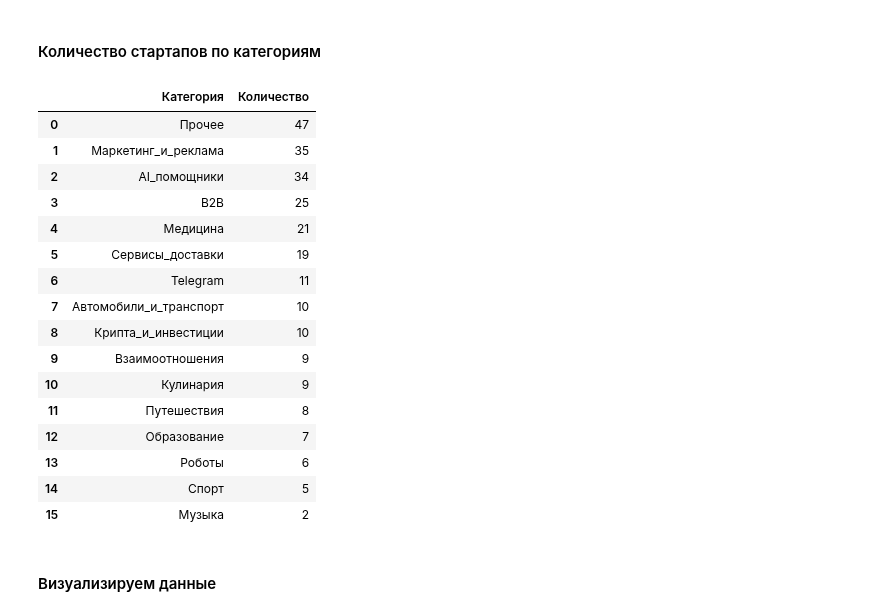
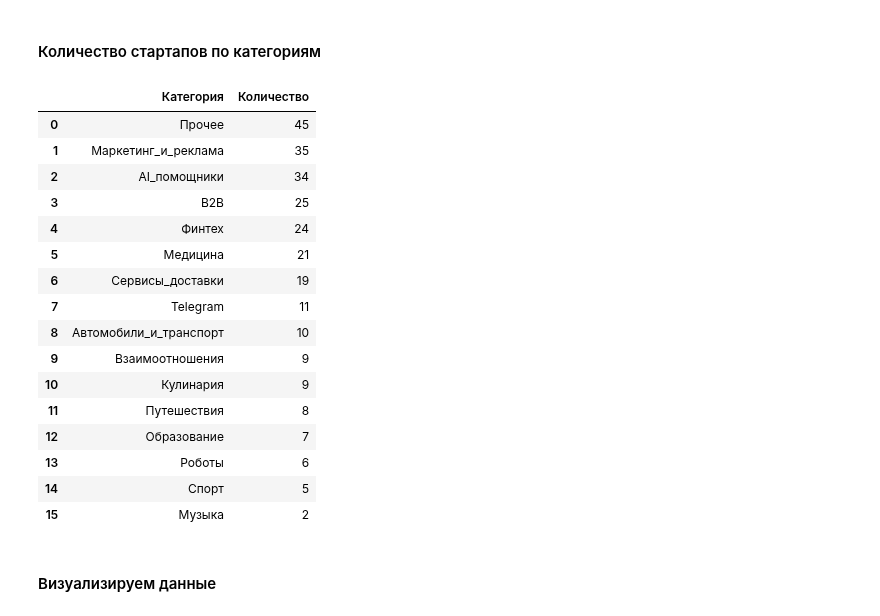
Before and after one commit to panchill/Startup-analytics, a Jupyter notebook: Startup_analytics.ipynb, the cells around one changed output. Cells and saved outputs as stored; diff of their text form; code cells hidden in the pictures.

```diff
--- a/Startup_analytics.ipynb
+++ b/Startup_analytics.ipynb
@@ -63,7 +63,7 @@ keywords = {
     'Путешествия': ['поездк', 'туризм', 'путешеств', 'путевк', 'экскурси', 'курорт', 'проживание', 'travel'],
     'Кулинария': ['кухн', 'повар', 'еда', 'пищ', 'рецепт', 'ингредиент', 'блюд', 'еды', 'общепит', 'едой'],
     'Автомобили_и_транспорт' : ['машина', 'техобслуж', 'кузов', 'транспорт','автомобил', 'двигател', 'автовладел', 'автозапчаст'],
-    'Крипта_и_инвестиции' : ['крипто', 'валюта', 'трейд'],
+    'Финтех' : ['крипто', 'валюта', 'трейд', 'инвестици', 'блокчейн', 'страховани', 'кредит', 'банкинг', 'платежн'],
     'Роботы' : ['робот']
 }
 def categorize(description):
@@ -158,28 +163,28 @@ random_startups_df
 # %%
 def count_subcategory_occurrences(df, subcategories):
     categories = df['Категория'].str.split(', ', expand=True)
     categories = categories.melt(value_name='Категория').dropna()['Категория']
     results = []
     for subcategory in subcategories:
         count = categories[categories.str.contains(subcategory, case=True)].count()
         results.append((subcategory, count))
     result_df = pd.DataFrame(results, columns=['Категория', 'Количество'])
     result_df = result_df.sort_values(by='Количество', ascending=False).reset_index(drop=True)
     return result_df
-subcategories_list = ['Прочее', 'Telegram', 'B2B', 'Взаимоотношения', 'Роботы', 'AI_помощники', 'Крипта_и_инвестиции', 'Автомобили_и_транспорт', 'Музыка', 'Медицина', 'Спорт', 'Сервисы_доставки', 'Путешествия', 'Кулинария', 'Образование', 'Маркетинг_и_реклама']
+subcategories_list = ['Прочее', 'Telegram', 'B2B', 'Взаимоотношения', 'Роботы', 'AI_помощники', 'Финтех', 'Автомобили_и_транспорт', 'Музыка', 'Медицина', 'Спорт', 'Сервисы_доставки', 'Путешествия', 'Кулинария', 'Образование', 'Маркетинг_и_реклама']
 subcategory_counts_df = count_subcategory_occurrences(df, subcategories_list)
 subcategory_counts_df
 # %% [output]
 |  | Категория | Количество |
-| 0 | Прочее | 47 |
+| 0 | Прочее | 45 |
 | 1 | Маркетинг_и_реклама | 35 |
 | 2 | AI_помощники | 34 |
 | 3 | B2B | 25 |
-| 4 | Медицина | 21 |
-| 5 | Сервисы_доставки | 19 |
-| 6 | Telegram | 11 |
-| 7 | Автомобили_и_транспорт | 10 |
-| 8 | Крипта_и_инвестиции | 10 |
+| 4 | Финтех | 24 |
+| 5 | Медицина | 21 |
+| 6 | Сервисы_доставки | 19 |
+| 7 | Telegram | 11 |
+| 8 | Автомобили_и_транспорт | 10 |
 | 9 | Взаимоотношения | 9 |
 | 10 | Кулинария | 9 |
 | 11 | Путешествия | 8 |
```
Also changed, not shown: parts of 5 cells of this notebook.
